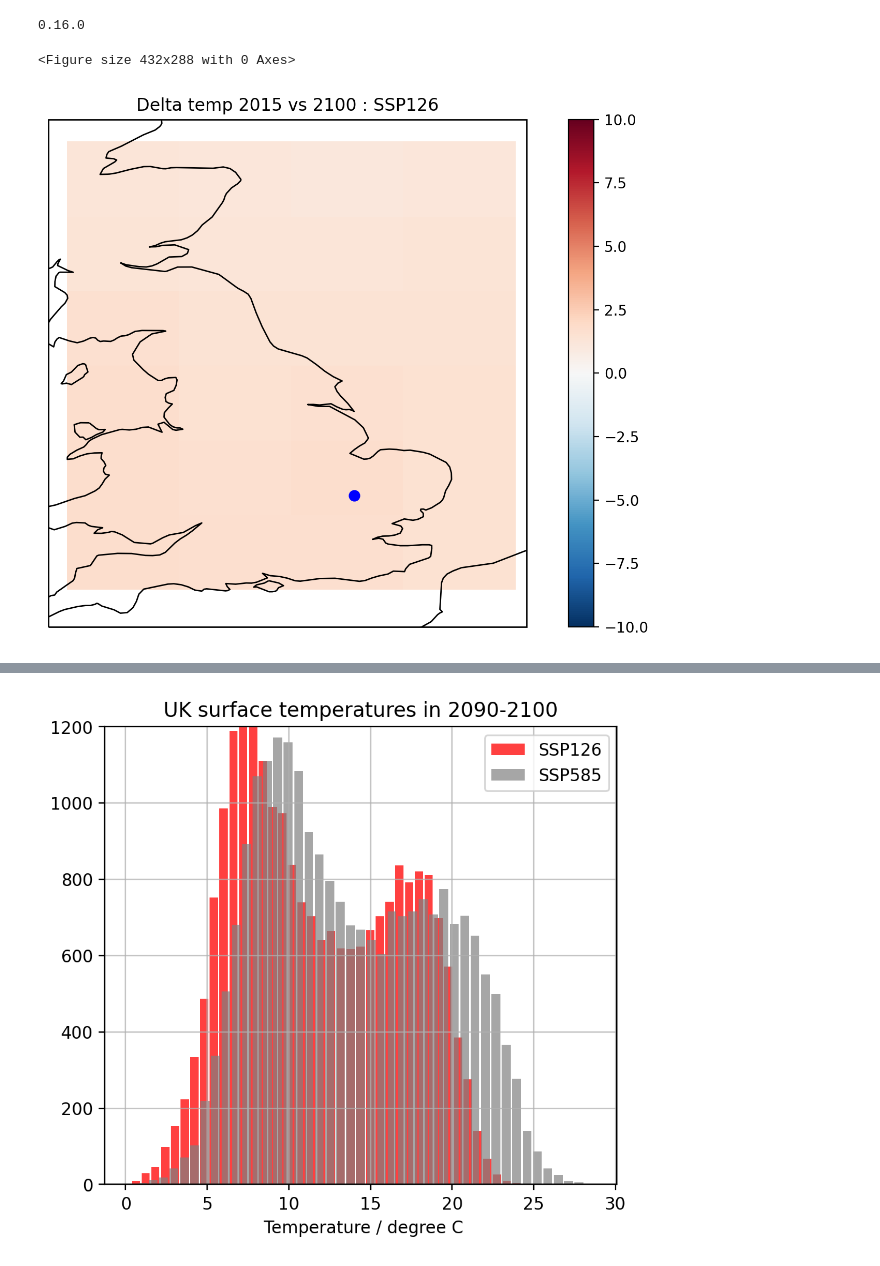
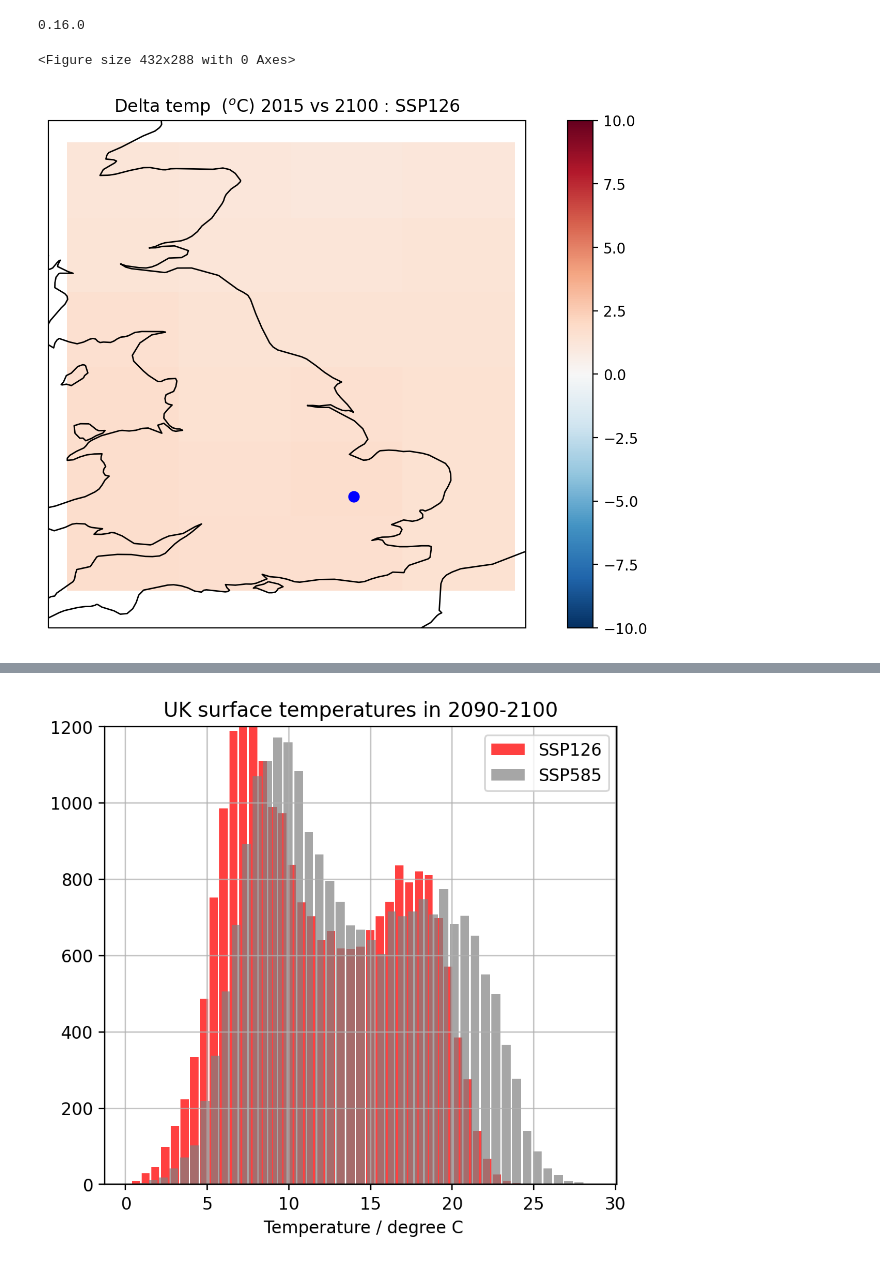
Before and after one commit to paultgriffiths/schmidt-residency, a Jupyter notebook: projects/S2_Climate_health_analysis/Cambridge_SSP_126_vs_585-temp_plots.ipynb, the cells around one changed output, grey strips where cells are left out. Cells and saved outputs as stored; diff of their text form; code cells hidden in the pictures.

```diff
--- a/projects/S2_Climate_health_analysis/Cambridge_SSP_126_vs_585-temp_plots.ipynb
+++ b/projects/S2_Climate_health_analysis/Cambridge_SSP_126_vs_585-temp_plots.ipynb
@@ -11,8 +11,7 @@ print( xr.__version__)
 # %% [output]
 0.16.0
 # %%
-uk1 = xr.open_mfdataset('/Users/ptg21/data/CMIP6_processed_data/CMIP_tas/UK*ssp126.nc')
-uk1 = uk1.resample({'time':'D'}).mean()
+uk1 = xr.open_dataset('/Users/ptg21/data/CMIP6_processed_data/CMIP_tas/UK_ssp126_resample_to_daily.nc', chunks={'time':120})
 ssp126 = uk1.isel(lat=[2], lon=[3])
 ssp126 = ssp126.to_dataframe()
 ssp126.reset_index(inplace=True)
@@ -25,26 +23,26 @@ ssp585.reset_index(inplace=True)
 # %%
 from matplotlib.axes import Axes
 from cartopy.mpl.geoaxes import GeoAxes
 GeoAxes._pcolormesh_patched = Axes.pcolormesh
 from mpl_toolkits.axes_grid1 import make_axes_locatable
 
 plt.clf()
 fig, axs = plt.subplots(1, 1, subplot_kw={'projection': ccrs.PlateCarree()},
                         figsize=(10.5,6.5), dpi=200)
 lats = uk1.lat
 lons = uk1.lon[0:5]
 
 x,y = np.meshgrid(lons, lats)
 ax = axs
 ax.coastlines('50m')
 ax.set_extent([-5, 3, 50, 58.5], ccrs.PlateCarree())
 cs1 = ax.pcolormesh(x,y, uk1.tas[-2881:-1,:,0:5].mean(axis=0)-np.mean(uk1.tas[0:2880, :, 0:5].values, axis=0), vmin=-10, vmax=10, cmap=plt.cm.RdBu_r)#levels=np.arange(273,290,2),
 fig.colorbar(cs1)
 ax.plot(0.1218, 52.2, 'bo', markersize=7, transform=ccrs.PlateCarree())
-plt.title('Delta temp 2015 vs 2100 : SSP126');
+plt.title('Delta temp  ($^o$C) 2015 vs 2100 : SSP126');
 # %% [output]
 <Figure size 432x288 with 0 Axes>
-[figure, old version]
+[figure, new version]
 # %%
 plt.clf()
 fig, axs = plt.subplots(1, 1, subplot_kw={'projection': ccrs.PlateCarree()},
```
Also changed, not shown: parts of 4 cells of this notebook, 4 other files.
